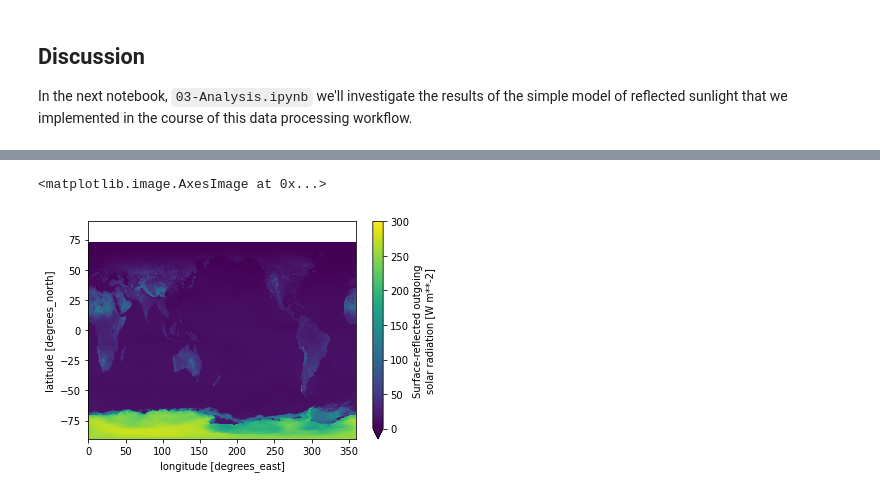
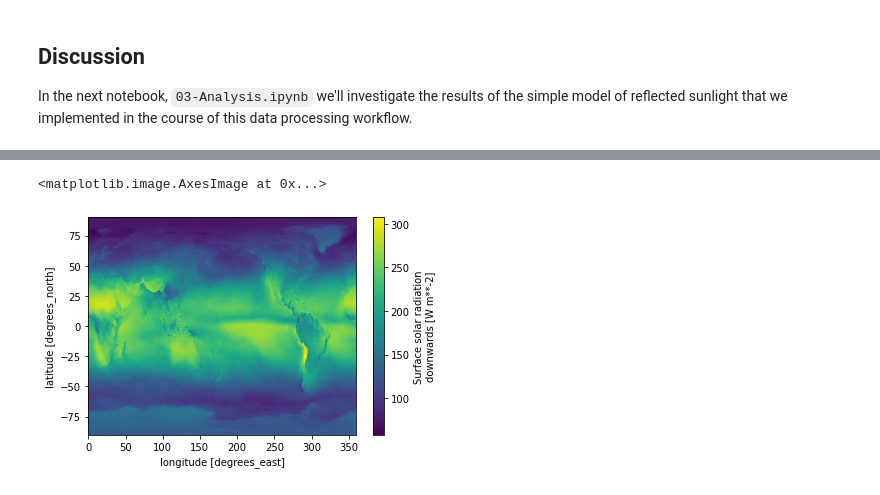
Before and after one commit to ReflectiveEarth/reflective-potential, a Jupyter notebook: notebooks/02-Processing.ipynb, the cells around one changed output, grey strips where cells are left out. Drawn from its saved outputs; the diff is of its cells as text; code cells hidden in the pictures.

```diff
--- a/notebooks/02-Processing.ipynb
+++ b/notebooks/02-Processing.ipynb
@@ -393,5 +393,5 @@ with ProgressBar():
 # %%
-ds_ann.psrosr.squeeze().plot.imshow()
+ds_ann.ssrd.squeeze().plot.imshow()
 # %% [output]
 <matplotlib.image.AxesImage at 0x...>
-[figure, old version]
+[figure, new version]
```
Also changed, not shown: parts of 8 cells of this notebook.
